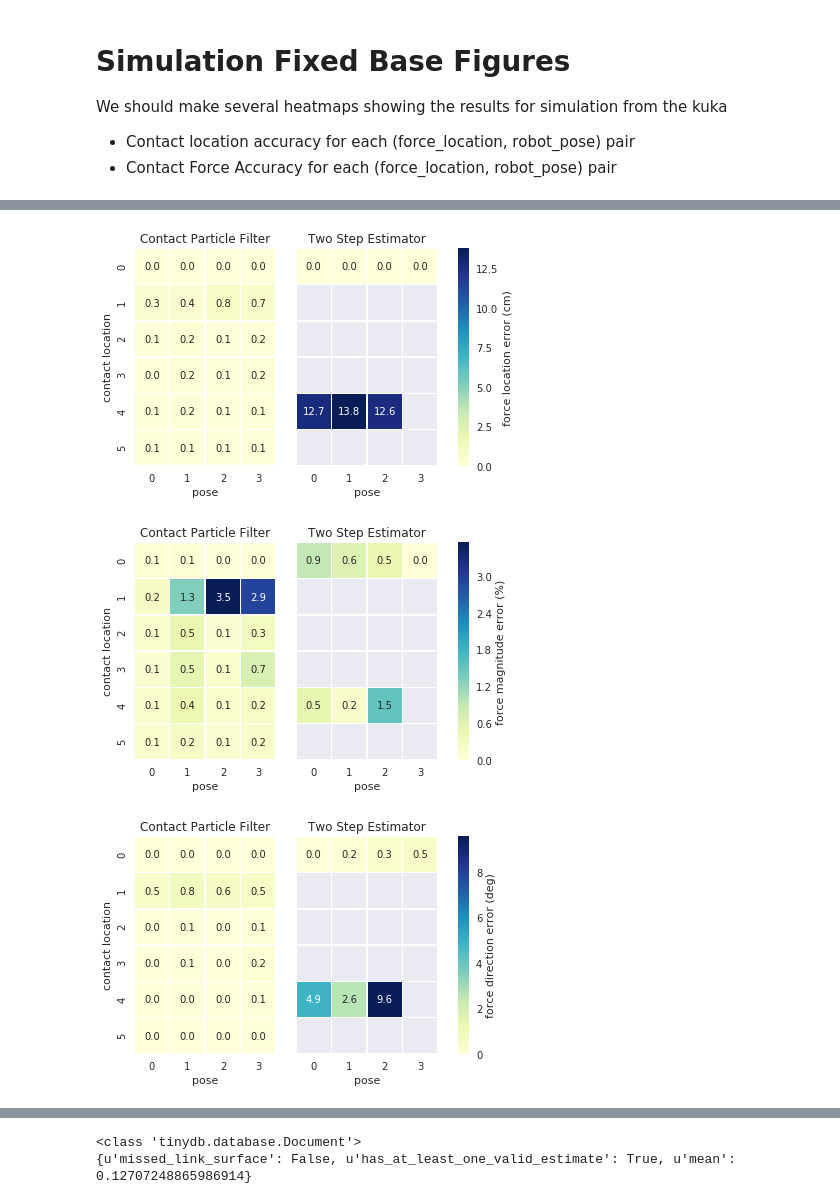
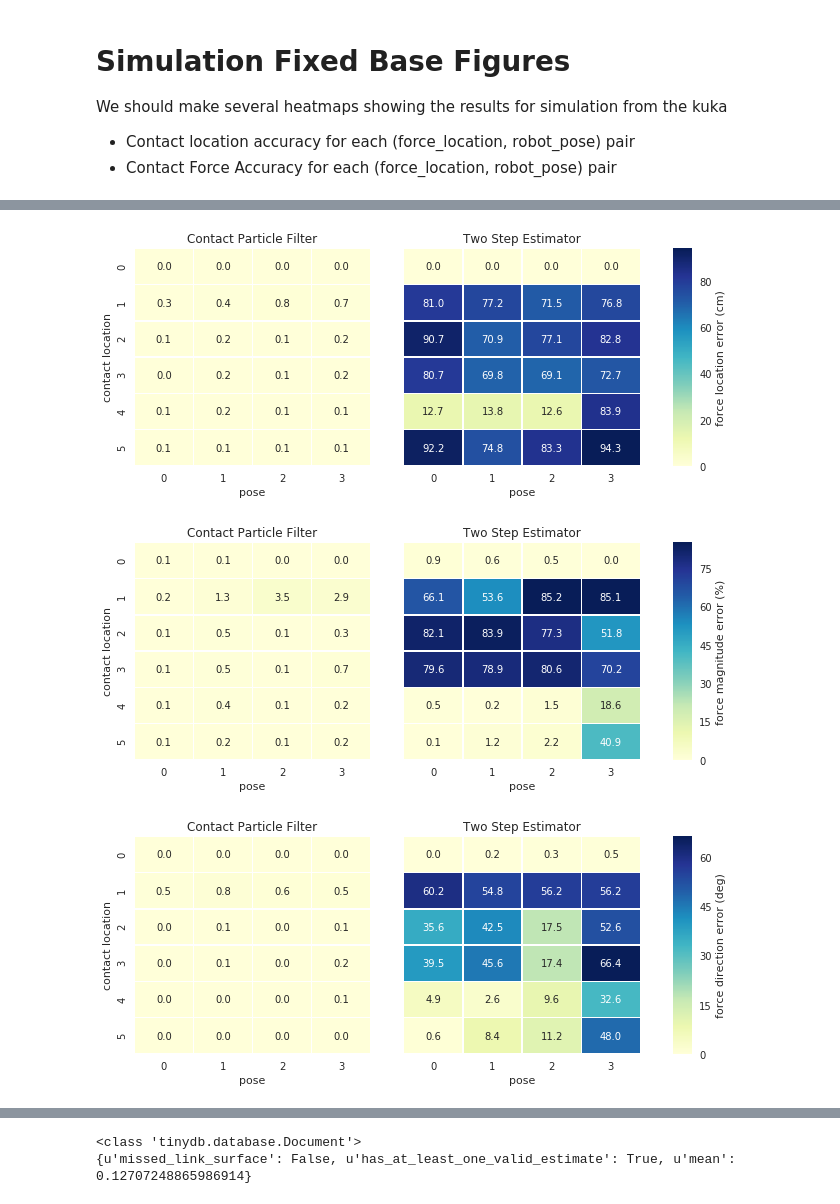
Before and after one commit to RobotLocomotion/spartan, a Jupyter notebook: src/ContactParticleFilter/jupyter_notebooks/masters_thesis_figures.ipynb, the cells around one changed output, grey strips where cells are left out. Saved outputs shown, nothing was run; the diff lists cells and outputs as text; code cells hidden in the pictures.

```diff
--- a/src/ContactParticleFilter/jupyter_notebooks/masters_thesis_figures.ipynb
+++ b/src/ContactParticleFilter/jupyter_notebooks/masters_thesis_figures.ipynb
@@ -26,9 +26,14 @@ import spartan.utils.utils as spartanUtils
 configFilename = os.path.join(cpfUtils.getCPFSourceDir(), 'config', 'experiments', 'cpf_experiment_config.yaml')
 config = spartanUtils.getDictFromYamlFilename(configFilename)
 
-pose_names = config["poses"]
-force_names = config["force_names"]
-noise_levels = config["noise_levels"]
+# pose_names = config["poses"]
+pose_names = ['q_nom', 'q_nom_down', 'forward', 'twist']
+# force_names = config["force_names"]
+force_names = ['iiwa_link_6_3', 'iiwa_link_4_1', 'iiwa_link_5_1',
+               'iiwa_link_5_2', 'iiwa_link_6_2', 'iiwa_link_6_1']
+
+#noise_levels = config["noise_levels"]
+noise_levels = [0, 0.1, 0.5]
 # %%
 # pose_names = sets.Set()
 # force_names = sets.Set()
@@ -37,6 +42,8 @@ noise_levels = config["noise_levels"]
 #     force_names.add(entry['force_name'])
 
 color = ['r','g','b']
+
+FIG_WIDTH = 10
 
 """
 Make heatmap of average position error.
@@ -135,7 +142,7 @@ def makeSubplotAcrossNoiseLevels(data, noise_levels, xlabel="pose", ylabel="cont
     width_ratios = [1]*len(noise_levels)
     width_ratios.append(0.08)
     fig, axes = plt.subplots(1, len(noise_levels)+1, gridspec_kw={'width_ratios':width_ratios})
-    fig.set_figwidth(10)
+    fig.set_figwidth(FIG_WIDTH)
     # now we make the plots
     kwargs = dict()
     kwargs['linewidths'] = 0.5
@@ -273,13 +280,16 @@ def makeTwoStepEstimatorPlots(pose_names, force_names, db_analysis, noise_levels
 #                         print type(i)
 #                         print "type(data_array) = ", type(data_array)
                         value = res[0]['stats'][key][data_name]
-                        if ("position" in key) or ("force" in key):
+
+                        if (data_name == "mean") and ( ("position" in key) or ("force" in key) ):
                             value = 100*value
 
 
                         data_array[i,j] = value
 
                         if False:
+                            print "pose_name = ", pose_name
+                            print "force_name = ", force_name
                             print "key = ", key
                             print "data_name = ", data_name
                             print "value = ", value
@@ -309,6 +319,7 @@ def makeSingleTwoStepEstimatorPlot(cpf_data, tse_data, xlabel="pose", ylabel="co
     num_plots = 2
     width_ratios = [1,1,0.08]
     fig, axes = plt.subplots(1, 3, gridspec_kw={'width_ratios':width_ratios})
+    fig.set_figwidth(FIG_WIDTH)
 
     # now we make the plots
     kwargs = dict()
@@ -380,7 +391,7 @@ simLogFolderName = "20180116-155538_simulation" # working well
 simLogFolderName = "20180116-182327_simulation" # 3 runs of each
 # simLogFolderName = "20180116-195014_simulation"
 simLogFolderName = "20180117-175401_simulation"
-ea_sim = experimentanalyzer.ExperimentAnalyzer(logFolderName=simLogFolderName)
+ea_sim = experimentanalyzer.ExperimentAnalyzer(logFolderName=simLogFolderName, mode="simulation")
 ea_sim.run()
 
 # simLogFolderName_2 = "20180116-155538_simulation" # working well
@@ -393,7 +421,10 @@ ea_sim.run()
 # %%
+# Comparison to Two Step Estimator
 figs = makeTwoStepEstimatorPlots(pose_names, force_names, ea_sim.db_analysis)
-savePlotsToFile(figs, "two_step_estimator")
+
+if True:
+    savePlotsToFile(figs, "two_step_estimator")
 # %% [output]
-[figure, old version]
+[figure, new version]
-[figure, old version]
+[figure, new version]
-[figure, old version]
+[figure, new version]
```
Also changed, not shown: parts of 8 cells of this notebook, 4 other files.
